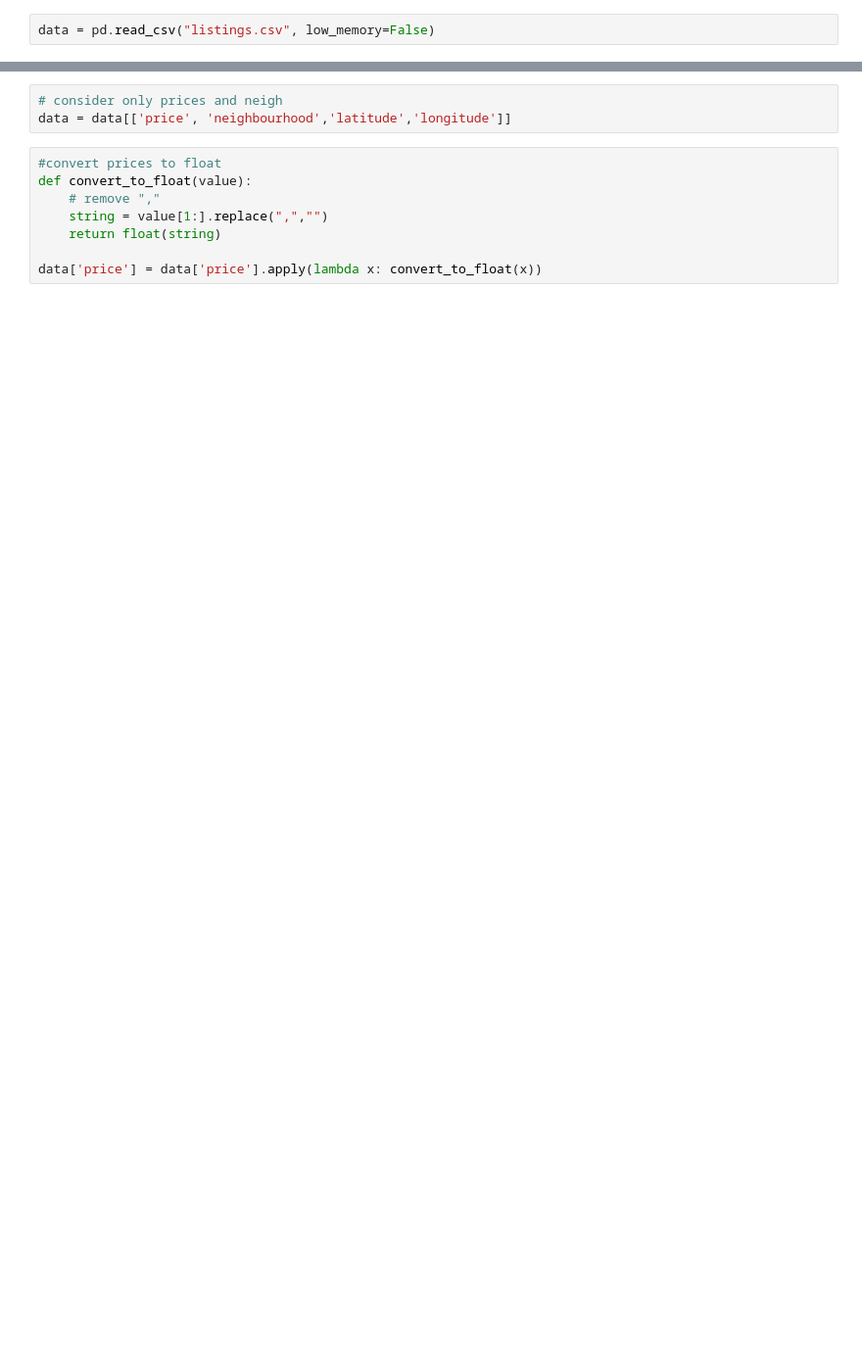
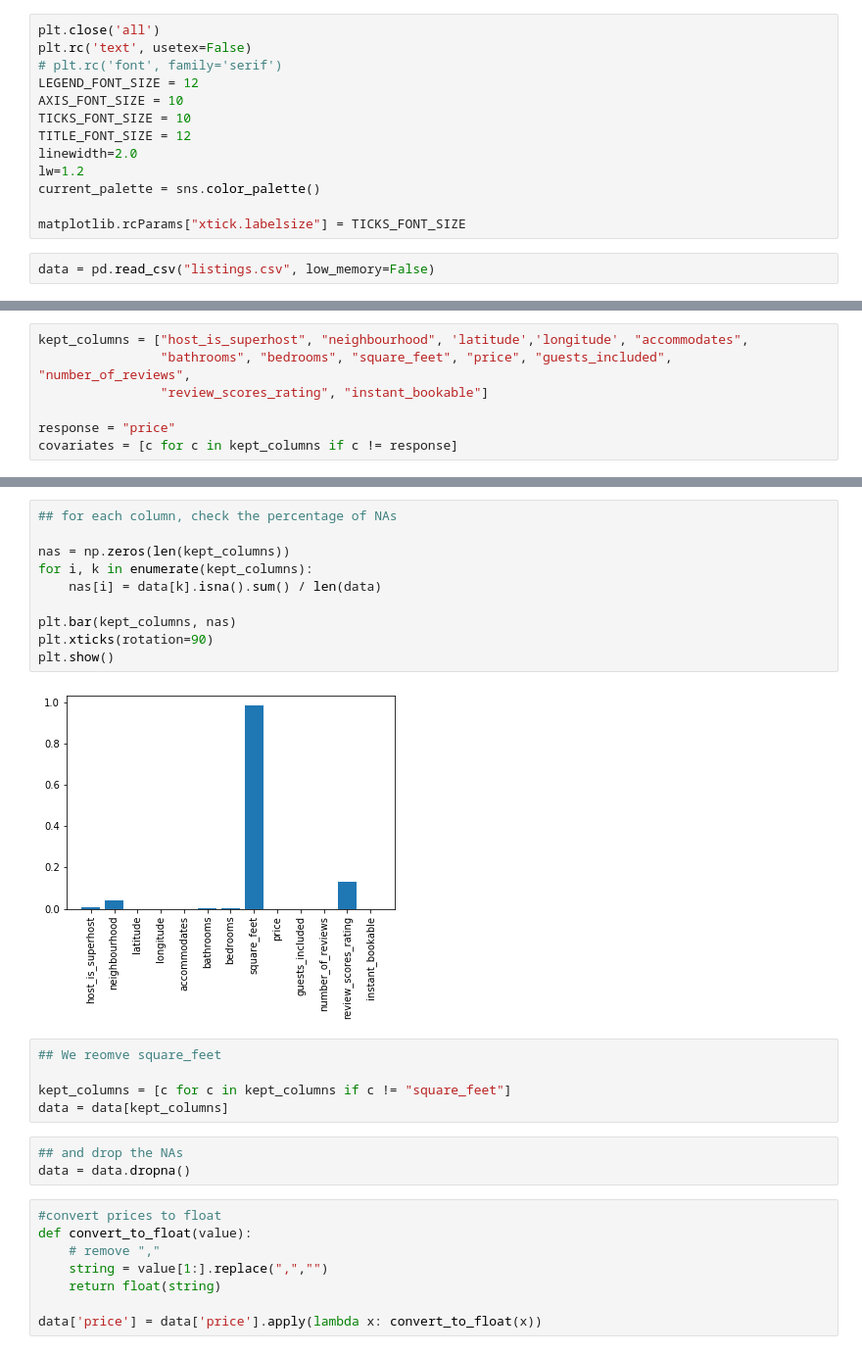
Before and after one commit to mberaha/spatial_mixtures, a Jupyter notebook: notebooks/amsterdam_airbnb/cleaning_and_plots.ipynb, the cells around one changed output, grey strips where cells are left out. Shown at 98% size. Drawn from its saved outputs; the diff is of its cells as text; blank space fills up the shorter version.

```diff
--- a/notebooks/amsterdam_airbnb/cleaning_and_plots.ipynb
+++ b/notebooks/amsterdam_airbnb/cleaning_and_plots.ipynb
@@ -7,2 +10,15 @@ import matplotlib.pyplot as plt
+# %%
+plt.close('all')
+plt.rc('text', usetex=False)
+# plt.rc('font', family='serif')
+LEGEND_FONT_SIZE = 12
+AXIS_FONT_SIZE = 10
+TICKS_FONT_SIZE = 10
+TITLE_FONT_SIZE = 12
+linewidth=2.0
+lw=1.2
+current_palette = sns.color_palette()
+
+matplotlib.rcParams["xtick.labelsize"] = TICKS_FONT_SIZE
 # %%
 data = pd.read_csv("listings.csv", low_memory=False)
@@ -8,0 +29,7 @@ data = pd.read_csv("listings.csv", low_memory=False)
+# %%
+kept_columns = ["host_is_superhost", "neighbourhood", 'latitude','longitude', "accommodates",
+                "bathrooms", "bedrooms", "square_feet", "price", "guests_included", "number_of_reviews",
+                "review_scores_rating", "instant_bookable"]
+
+response = "price"
+covariates = [c for c in kept_columns if c != response]
@@ -13,6 +47,23 @@ data.shape
-# %%
-# consider only prices and neigh
-data = data[['price', 'neighbourhood','latitude','longitude']]
+# %%
+## for each column, check the percentage of NAs
+
+nas = np.zeros(len(kept_columns))
+for i, k in enumerate(kept_columns):
+    nas[i] = data[k].isna().sum() / len(data)
+
+plt.bar(kept_columns, nas)
+plt.xticks(rotation=90)
+plt.show()
+# %% [output]
+[figure, added]
+# %%
+## We reomve square_feet
+
+kept_columns = [c for c in kept_columns if c != "square_feet"]
+data = data[kept_columns]
+# %%
+## and drop the NAs
+data = data.dropna()
 # %%
 #convert prices to float
 def convert_to_float(value):
```
Also changed, not shown: parts of 12 cells of this notebook.
